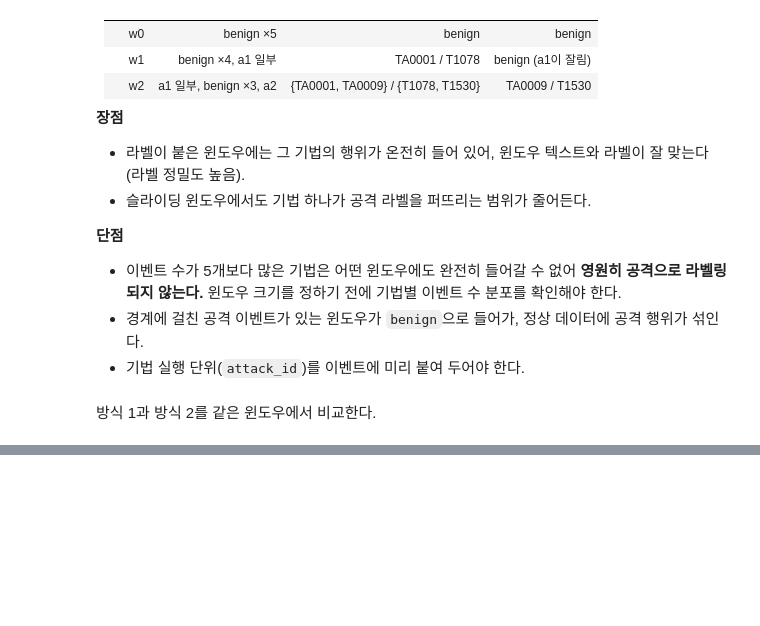
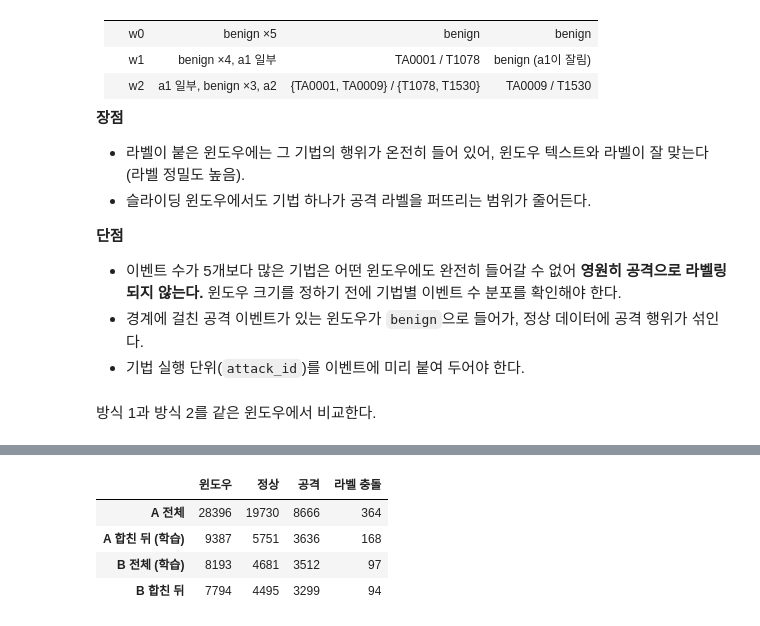
Before and after one commit to ajou-cf/cloudtrail-attack-gliclass, a Jupyter notebook: notebooks/window.ipynb, the cells around one changed output, grey strips where cells are left out. Saved outputs shown, nothing was run; the diff lists cells and outputs as text; code cells hidden in the pictures; blank space fills up the shorter version.

```diff
--- a/notebooks/window.ipynb
+++ b/notebooks/window.ipynb
@@ -143,0 +293,21 @@ sizes.to_frame().assign(fits_in_window=sizes <= 5)
+# %%
+def counts(w):
+    n_att = int(w["is_attack"].sum())
+    return {"윈도우": len(w), "정상": len(w) - n_att, "공격": n_att}
+
+
+summary = pd.DataFrame({
+    "A 전체": counts(windows["A"]),
+    "A 합친 뒤 (학습)": counts(windows["A"][windows["A"]["is_first"]]),
+    "B 전체 (학습)": counts(windows["B"]),
+    "B 합친 뒤": counts(windows["B"][windows["B"]["is_first"]]),
+}).T
+summary["라벨 충돌"] = [int(windows[v[0]].pipe(lambda w: w[w["is_first"]] if "합친" in v else w)["label_conflict"].sum())
+                     for v in summary.index]
+summary
+# %% [output]
+|  | 윈도우 | 정상 | 공격 | 라벨 충돌 |
+| A 전체 | 28396 | 19730 | 8666 | 364 |
+| A 합친 뒤 (학습) | 9387 | 5751 | 3636 | 168 |
+| B 전체 (학습) | 8193 | 4681 | 3512 | 97 |
+| B 합친 뒤 | 7794 | 4495 | 3299 | 94 |
```
Also changed, not shown: parts of 14 cells of this notebook, 3 other files.
